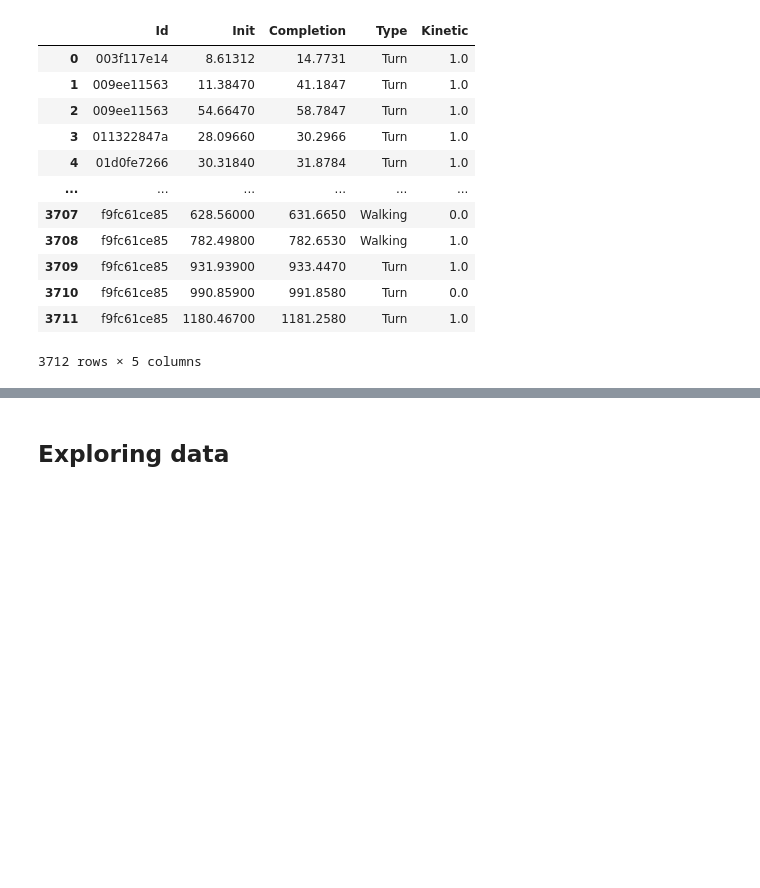
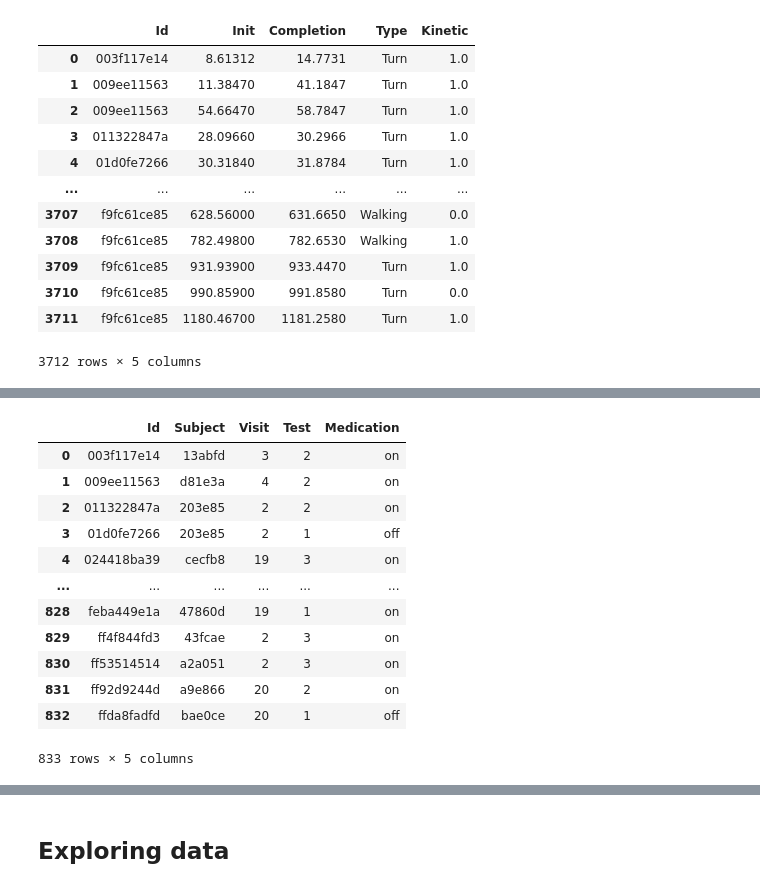
Before and after one commit to mccafj/kaggle_Parkinsons, a Jupyter notebook: kaggle_PD_notebook.ipynb, the cells around one changed output, grey strips where cells are left out. Saved outputs shown, nothing was run; the diff lists cells and outputs as text; code cells hidden in the pictures; blank space fills up the shorter version.

Commit message:
created dataframes for all folders except unlabeled

```diff
--- a/kaggle_PD_notebook.ipynb
+++ b/kaggle_PD_notebook.ipynb
@@ -99,0 +124,17 @@ events
+# %%
+tdcs_meta = pd.read_csv('tlvmc-parkinsons-freezing-gait-prediction/tdcsfog_metadata.csv')
+tdcs_meta
+# %% [output]
+|  | Id | Subject | Visit | Test | Medication |
+| 0 | 003f117e14 | 13abfd | 3 | 2 | on |
+| 1 | 009ee11563 | d81e3a | 4 | 2 | on |
+| 2 | 011322847a | 203e85 | 2 | 2 | on |
+| 3 | 01d0fe7266 | 203e85 | 2 | 1 | off |
+| 4 | 024418ba39 | cecfb8 | 19 | 3 | on |
+| ... | ... | ... | ... | ... | ... |
+| 828 | feba449e1a | 47860d | 19 | 1 | on |
+| 829 | ff4f844fd3 | 43fcae | 2 | 3 | on |
+| 830 | ff53514514 | a2a051 | 2 | 3 | on |
+| 831 | ff92d9244d | a9e866 | 20 | 2 | on |
+| 832 | ffda8fadfd | bae0ce | 20 | 1 | off |
+833 rows × 5 columns
```
Also changed, not shown: parts of 37 cells of this notebook.
